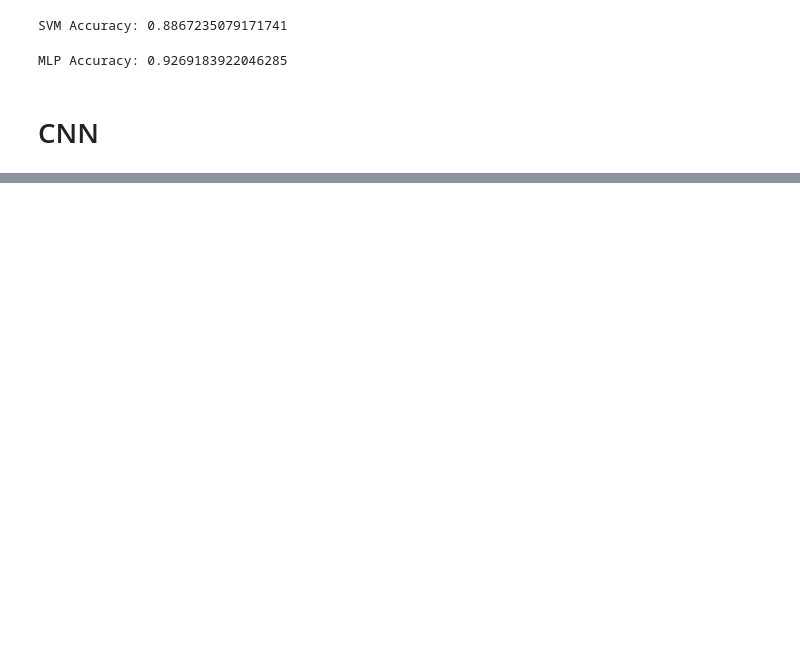
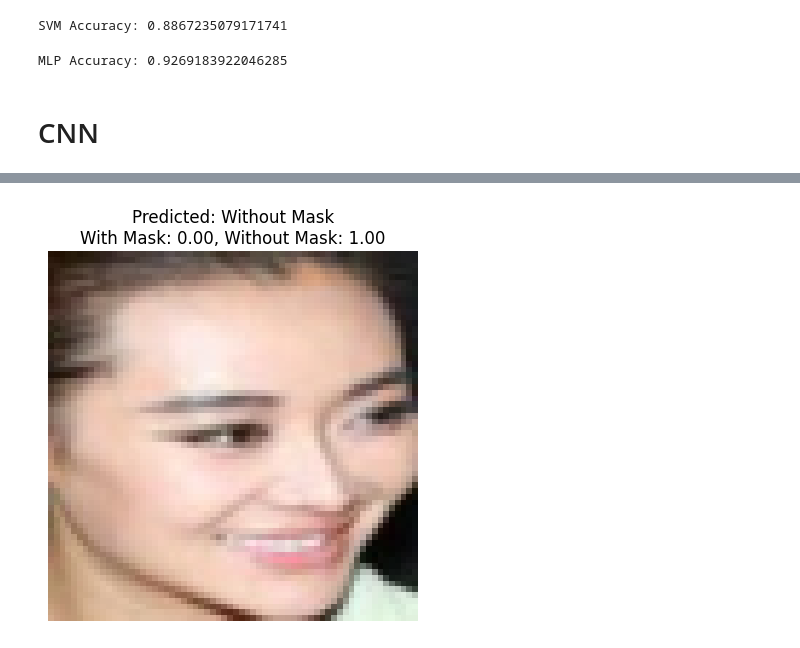
Before and after one commit to RutulPatel007/VR_Project1_Rutul_Patel_IMT2022021, a Jupyter notebook: MP_Classification.ipynb, the cells around one changed output, grey strips where cells are left out. Cells and saved outputs as stored; diff of their text form; code cells hidden in the pictures; blank space fills up the shorter version.

```diff
--- a/MP_Classification.ipynb
+++ b/MP_Classification.ipynb
@@ -146,0 +222,35 @@ CNN Accuracy: 0.9524969458580017
+# %%
+import cv2
+import numpy as np
+import matplotlib.pyplot as plt
+from tensorflow.keras.models import load_model
+
+# Load the trained model (.keras)
+model = load_model("drive/MyDrive/MP_VR/face_mask_cnn_model.keras")
+# model=cnn
+# Take input file from user
+file_path = input("Enter the path to the image file: ")
+
+# Load and preprocess the image
+img = cv2.imread(file_path)
+if img is None:
+    print("Failed to load image. Please check the file path.")
+else:
+    img_resized = cv2.resize(img, (64, 64))
+    img_normalized = img_resized / 255.0
+    img_input = np.expand_dims(img_normalized, axis=0)  # Shape: (1, 64, 64, 3)
+
+    # Predict probabilities
+    prob = model.predict(img_input)[0][0]
+    prob_with_mask = prob
+    prob_without_mask = 1 - prob
+
+    # Determine predicted label
+    pred_label = "With Mask" if prob > 0.5 else "Without Mask"
+
+    # Display image and prediction
+    plt.imshow(cv2.cvtColor(img_resized, cv2.COLOR_BGR2RGB))
+    plt.axis('off')
+    plt.title(f"Predicted: {pred_label}\nWith Mask: {prob_with_mask:.2f}, Without Mask: {prob_without_mask:.2f}")
+    plt.show()
+# %% [output]
@@ -146,0 +259 @@ CNN Accuracy: 0.9524969458580017
+[figure, added]
```
Also changed, not shown: parts of 9 cells of this notebook.
